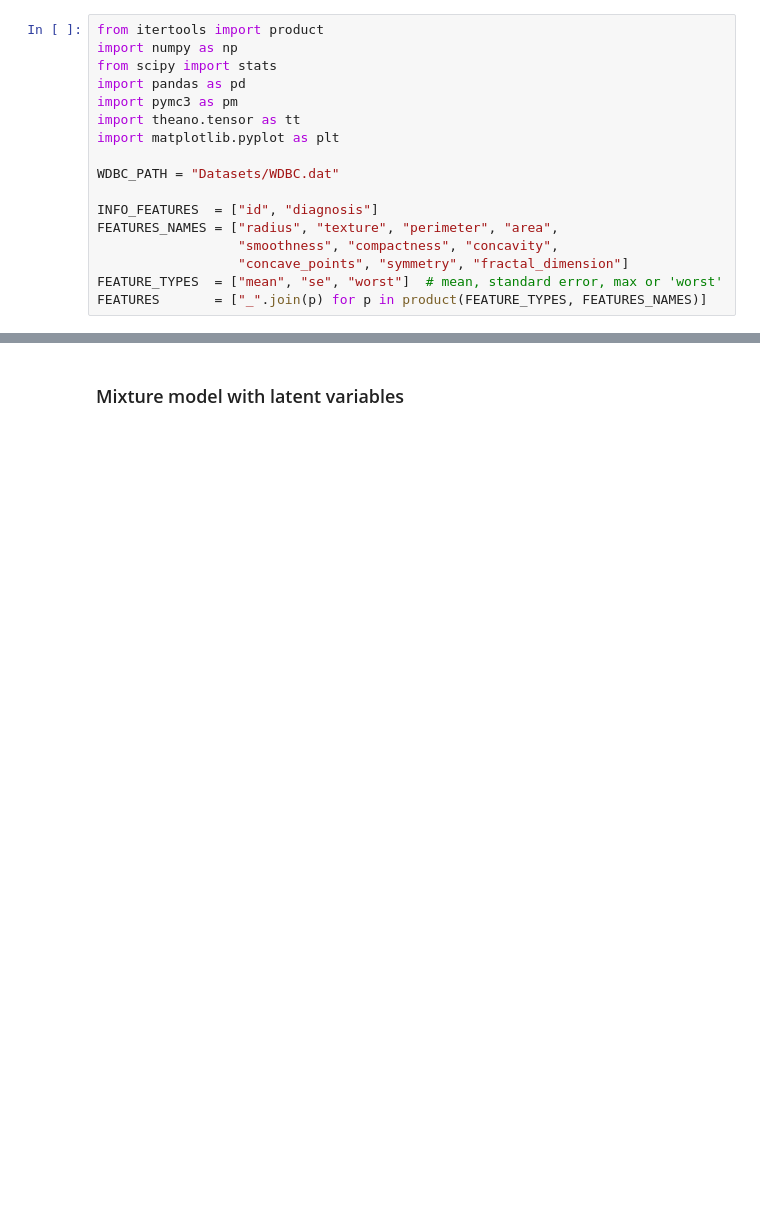
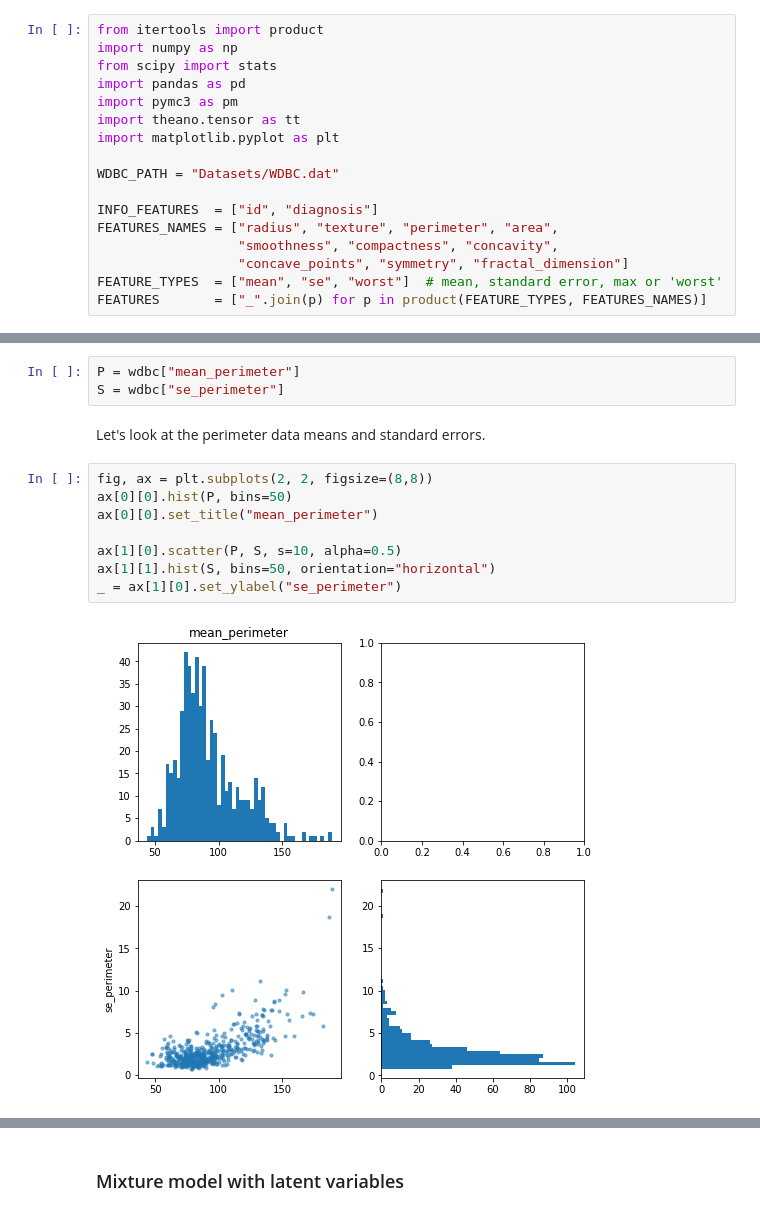
Before and after one commit to CJosephides/WDBC, a Jupyter notebook: wdbc_bayesian.ipynb, the cells around one changed output, grey strips where cells are left out. Saved outputs shown, nothing was run; the diff lists cells and outputs as text; blank space fills up the shorter version.

Commit message:
Perimeter estimation.

```diff
--- a/wdbc_bayesian.ipynb
+++ b/wdbc_bayesian.ipynb
@@ -32,0 +36,15 @@ Plot a histogram of the mean radius feature.
+# %%
+P = wdbc["mean_perimeter"]
+S = wdbc["se_perimeter"]
+# %% [markdown]
+Let's look at the perimeter data means and standard errors.
+# %%
+fig, ax = plt.subplots(2, 2, figsize=(8,8))
+ax[0][0].hist(P, bins=50)
+ax[0][0].set_title("mean_perimeter")
+
+ax[1][0].scatter(P, S, s=10, alpha=0.5)
+ax[1][1].hist(S, bins=50, orientation="horizontal")
+_ = ax[1][0].set_ylabel("se_perimeter")
+# %% [output]
+[figure, added]
```
Also changed, not shown: parts of 22 cells of this notebook.
